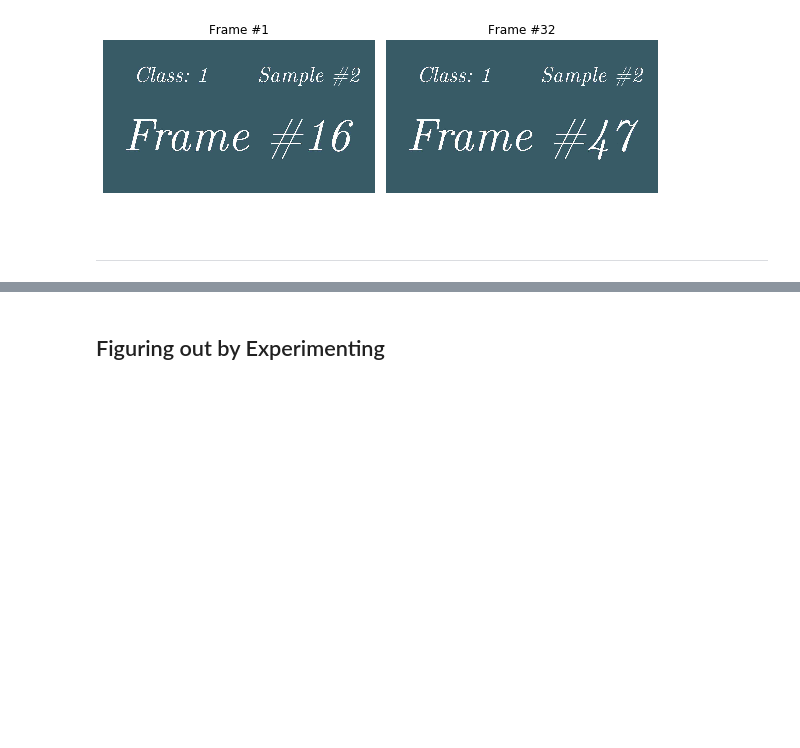
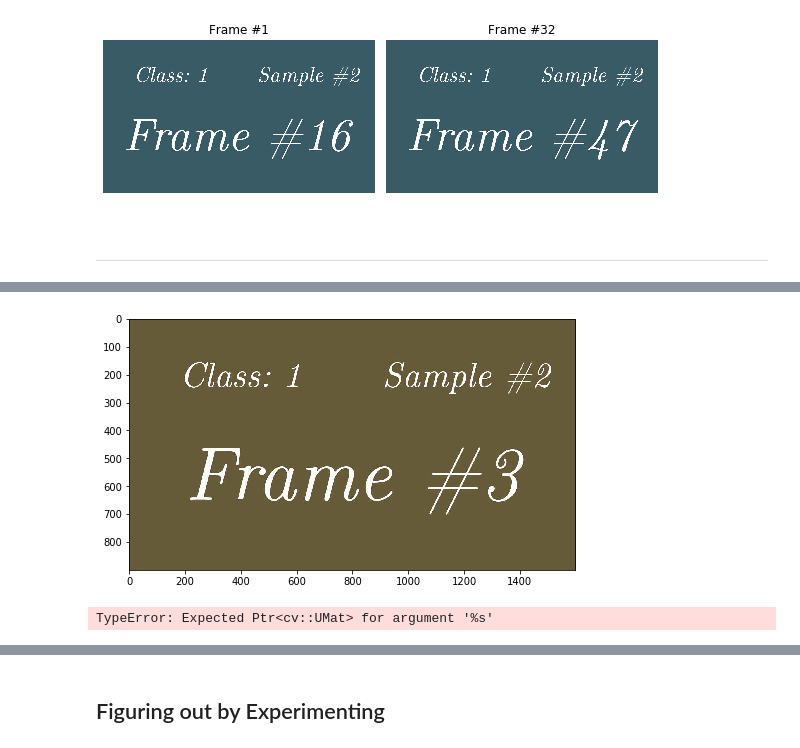
Before and after one commit to rsomani95/video-classification, a Jupyter notebook: notebooks/understanding-the-pieces.ipynb, the cells around one changed output, grey strips where cells are left out. Saved outputs shown, nothing was run; the diff lists cells and outputs as text; code cells hidden in the pictures; blank space fills up the shorter version.

```diff
--- a/notebooks/understanding-the-pieces.ipynb
+++ b/notebooks/understanding-the-pieces.ipynb
@@ -278,0 +352,6 @@ plot_adjacent(data[16][0])
+# %%
+%%time
+
+random.seed(42)
+show(A.ChannelShuffle(p=1), np.asarray(x[0]))
+# %% [output]
@@ -278,0 +360,8 @@ plot_adjacent(data[16][0])
+[figure, added]
+# %%
+%%time
+
+random.seed(42)
+show(A.ToGray(p=1), x[0])
+# %% [output]
+TypeError: Expected Ptr<cv::UMat> for argument '%s'
```
Also changed, not shown: parts of 27 cells of this notebook.
